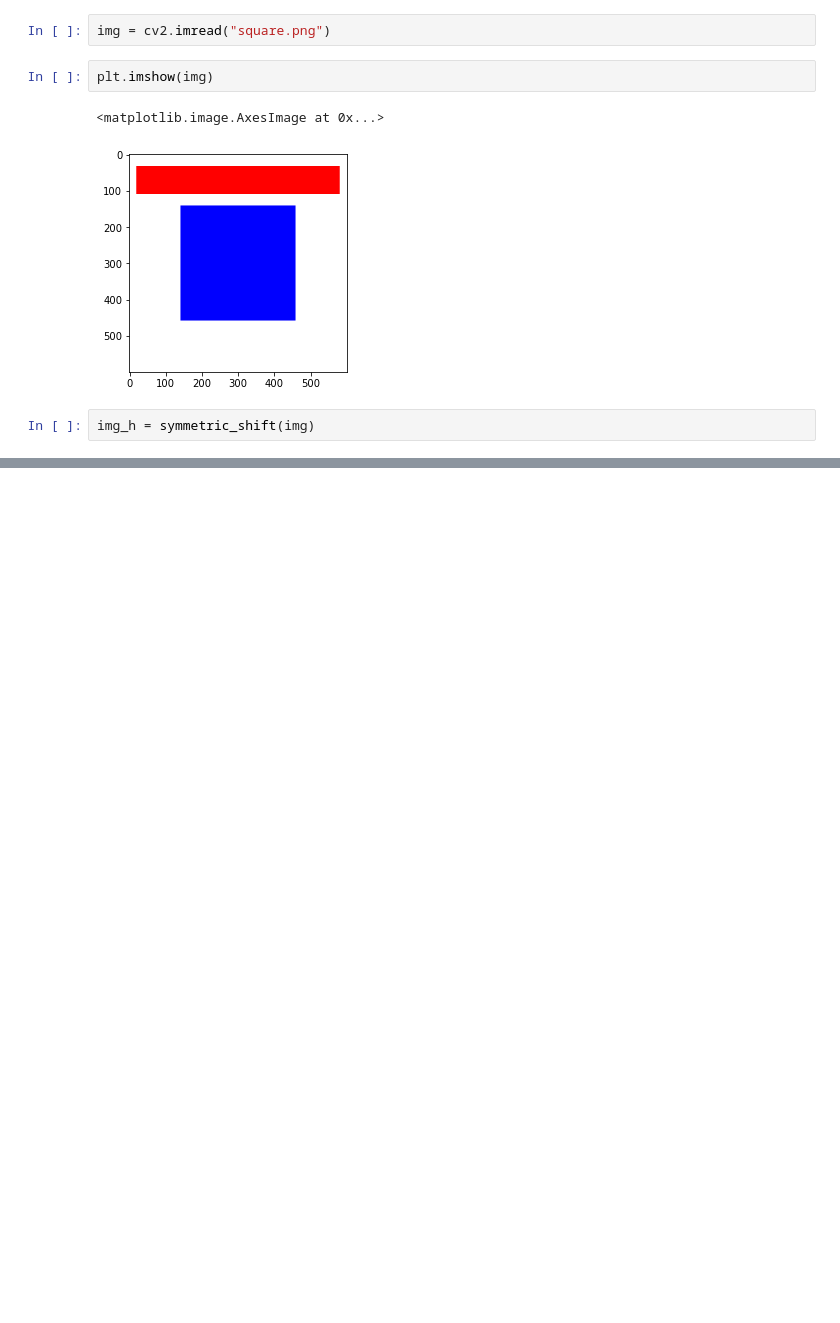
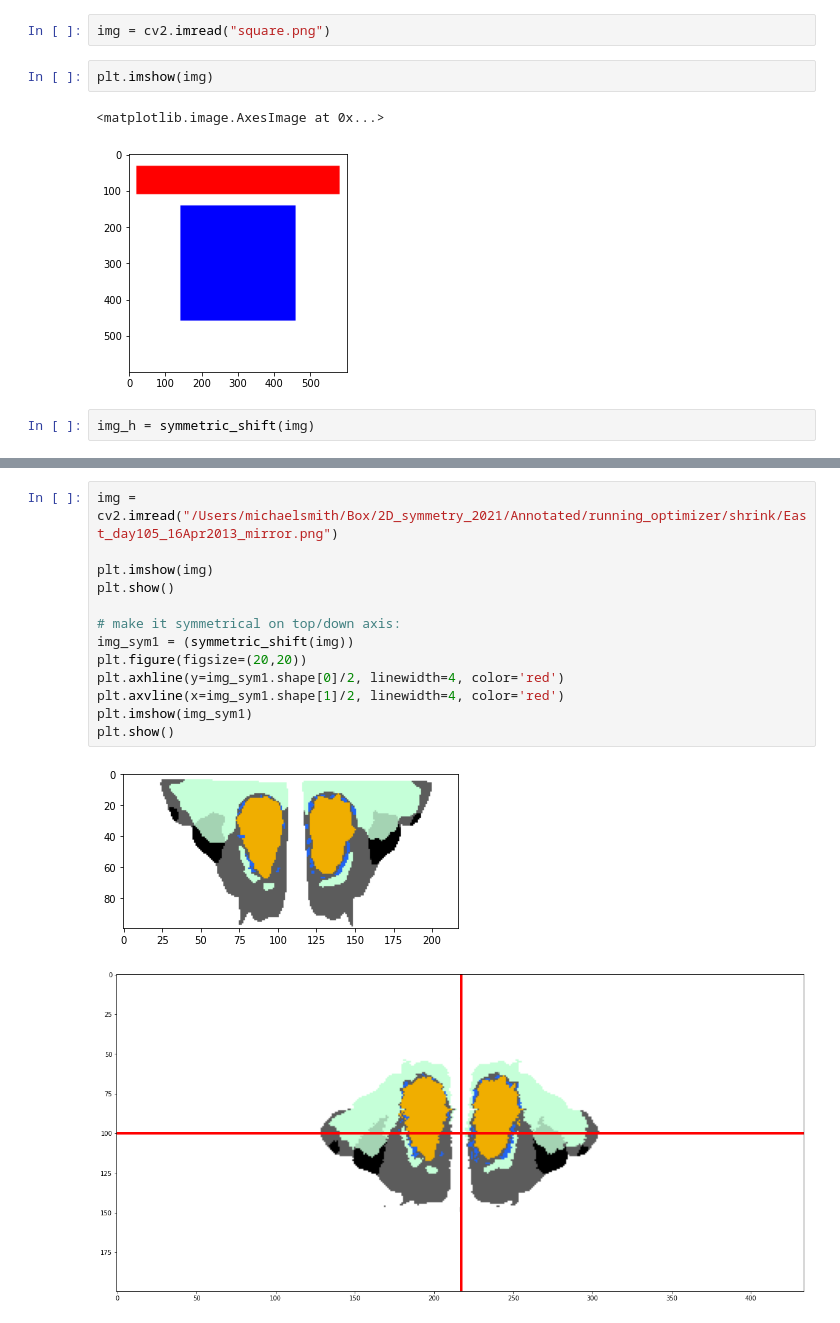
Before and after one commit to mls453/symmetry_optimizer, a Jupyter notebook: example_symmetric_shift.ipynb, the cells around one changed output, grey strips where cells are left out. Saved outputs shown, nothing was run; the diff lists cells and outputs as text; blank space fills up the shorter version.

```diff
--- a/example_symmetric_shift.ipynb
+++ b/example_symmetric_shift.ipynb
@@ -20,0 +34,16 @@ plt.imshow(img_h)
+# %%
+img = cv2.imread("/Users/michaelsmith/Box/2D_symmetry_2021/Annotated/running_optimizer/shrink/East_day105_16Apr2013_mirror.png")
+
+plt.imshow(img)
+plt.show()
+
+# make it symmetrical on top/down axis:
+img_sym1 = (symmetric_shift(img))
+plt.figure(figsize=(20,20))
+plt.axhline(y=img_sym1.shape[0]/2, linewidth=4, color='red')
+plt.axvline(x=img_sym1.shape[1]/2, linewidth=4, color='red')
+plt.imshow(img_sym1)
+plt.show()
+# %% [output]
+[figure, added]
+[figure, added]
```
Also changed, not shown: parts of 9 cells of this notebook, 24 other files.
